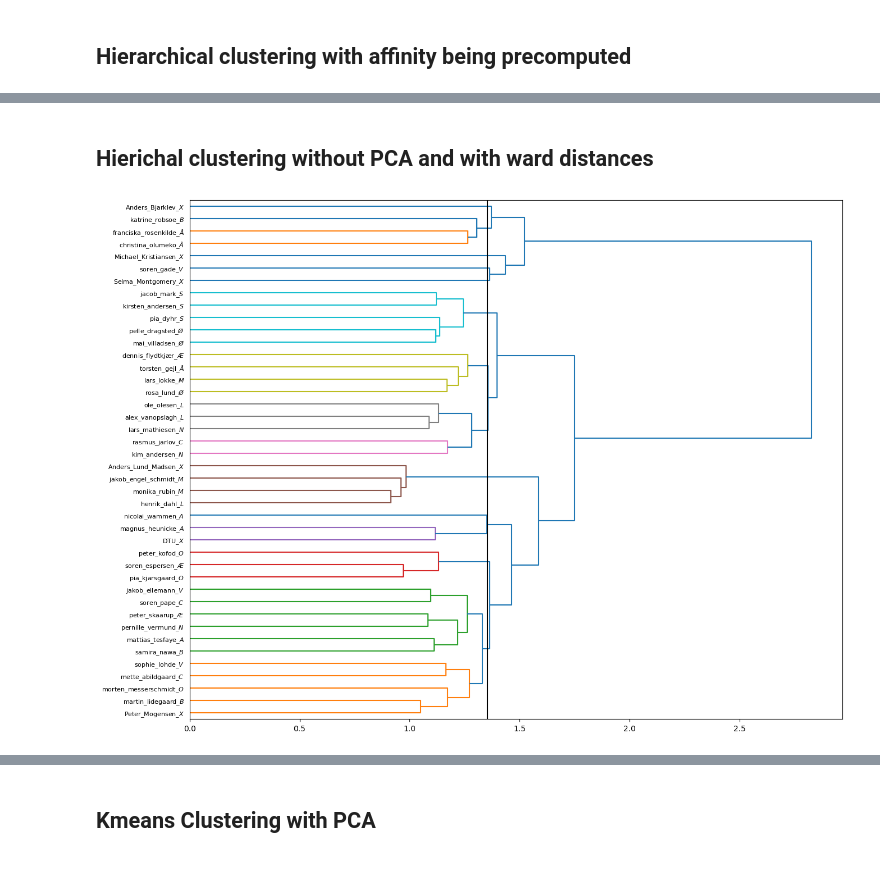
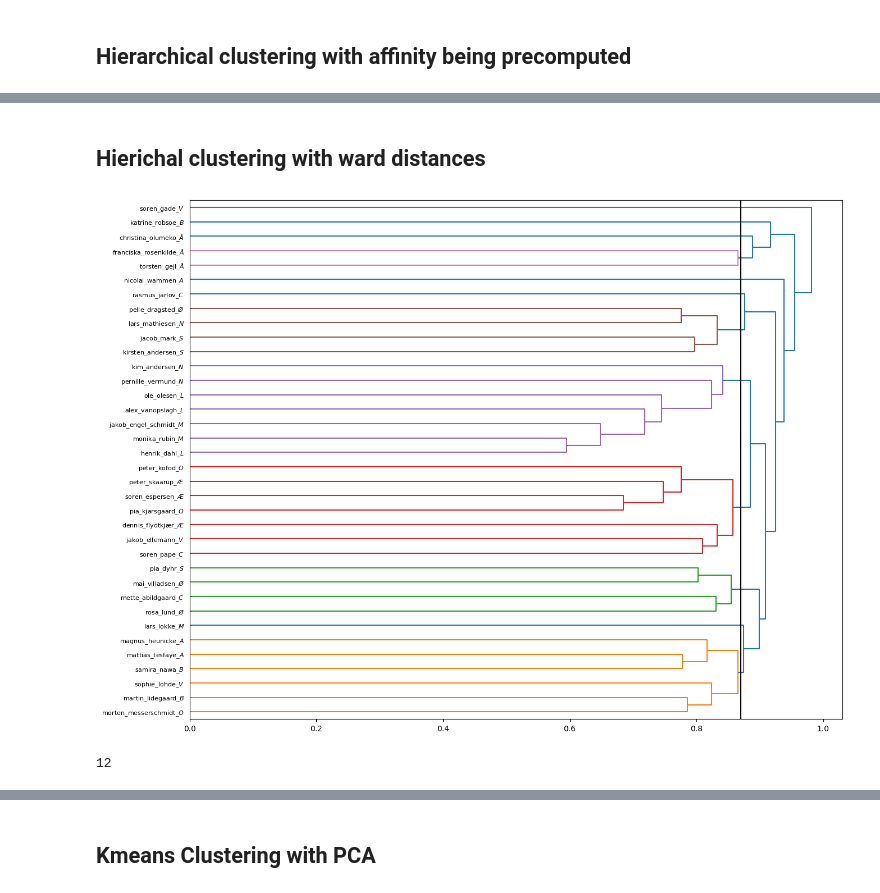
Before and after one commit to s180820/02807_dkpol, a Jupyter notebook: 02_clustering.ipynb, the cells around one changed output, grey strips where cells are left out. Drawn from its saved outputs; the diff is of its cells as text; code cells hidden in the pictures.

```diff
--- a/02_clustering.ipynb
+++ b/02_clustering.ipynb
@@ -13,7 +13,7 @@ from sklearn.cluster import KMeans
 from sklearn.decomposition import PCA
 import seaborn as sns
 # %%
-df_politicians = pd.read_csv("Data/similarity_scores_minhash_all_included.csv")
+df_politicians = pd.read_csv("Data/similarity_distance_minhash.csv")
 df_politicians.set_index("Unnamed: 0", inplace=True)
 df_politicians.index.name = None
 df_politicians
@@ -39,5 +44,5 @@ df_politicians
 # %%
-parties = list(pd.read_csv("Data/Giant.csv").Party) + ["others"]*6
+parties = list(pd.read_csv("Data/Giant.csv").Party) #+ ["others"]*6
 
 marker_dic = {'socialdemokratiet' : "$A$",
                 'radikale' : "$B$",
@@ -50,12 +55,12 @@ marker_dic = {'socialdemokratiet' : "$A$",
                 'dansk_folkeparti' : "$O$",
                 'danmarksdemokraterne' : "$Æ$",
                 'nye_borgerlige' : "$N$",
-                'konservative' : "$C$",
-                'others' : "$X$"}
+                'konservative' : "$C$"}
+                #'others' : "$X$"}
 
 d = {'Person': df_politicians.index,
      'Party': parties,
      'marker': [marker_dic[i] for i in parties]}
 
 scatter_df = pd.DataFrame(d)
-scatter_df
+#scatter_df
@@ -127,22 +116,23 @@ plt.show()
 # %% [markdown]
-## Hierichal clustering without PCA and with ward distances
+## Hierichal clustering with ward distances
+# %%
+import scipy.spatial.distance as ssd
+# convert the redundant n*n square matrix form into a condensed nC2 array
+distArray = ssd.squareform(df_politicians) # distArray[{n choose 2}-{n-i choose 2} + (j-i-1)] is the distance between points i and j
 # %%
 dendo_data = df_politicians
-linked = linkage(dendo_data, 'ward')
-
-labelList = df_politicians.index  +"_"+ scatter_df['marker'].values
-#labelList = df_politicians['Person'].values
+linked = linkage(distArray, method='complete')
 
 plt.figure(figsize=(15, 12))
 d = dendrogram(
             linked,
             orientation='right',
             labels=labelList,
             distance_sort='descending',
             show_leaf_counts=False,
-            color_threshold=1.28
+            color_threshold=0.87 #0.89 for ward, 0.87 for complete
           )
-plt.axvline(x=1.354, c='k')
+plt.axvline(x=0.87, c='k')
 plt.show()
 # %% [output]
-[figure, old version]
+[figure, new version]
@@ -152,2 +139,7 @@ cluster_no_pca = fcluster(linked, 1.354, criterion='distance')
+# %%
+print(len(np.unique(fcluster(linked, 0.87, criterion='distance'))))
+cluster_no_pca = fcluster(linked, 0.87, criterion='distance')
+# %% [output]
+12
 # %%
 #np.unique(fcluster(linked, 1.354, criterion='distance'))
```
Also changed, not shown: parts of 11 cells of this notebook, 44 other files.
